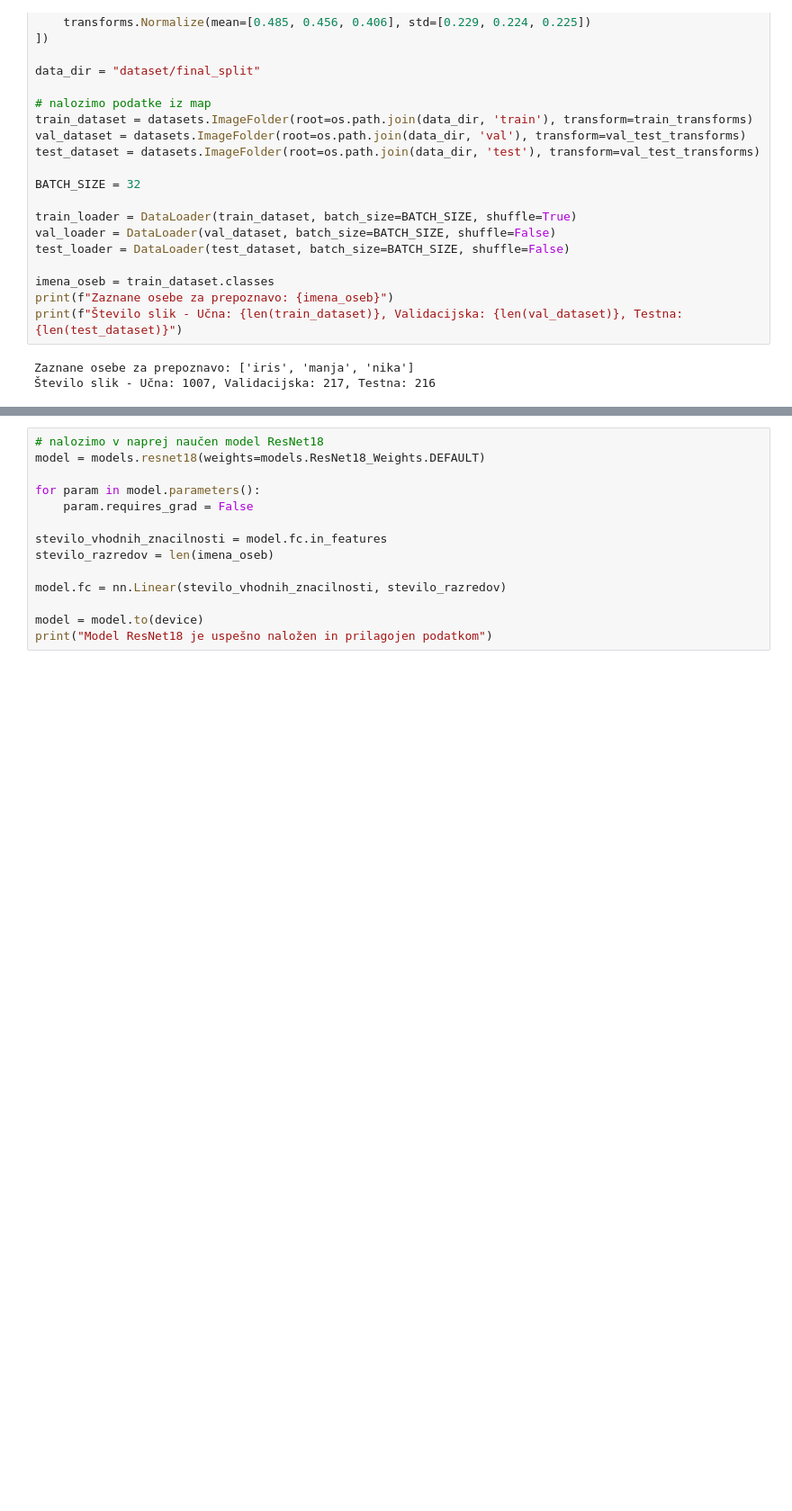
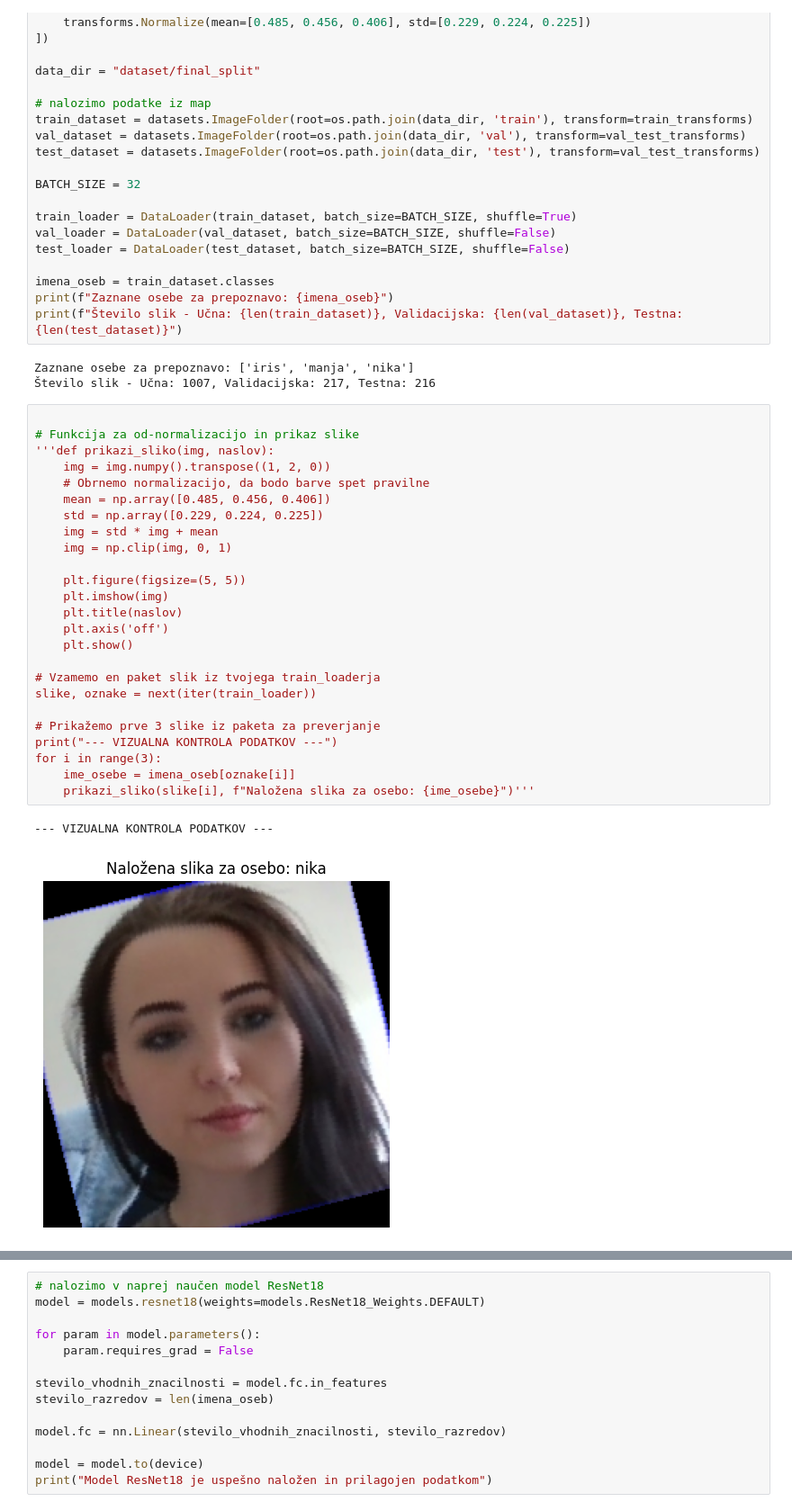
Before and after one commit to pametni-paketnik/paketnik, a Jupyter notebook: ORV/model_ucenje.ipynb, the cells around one changed output, grey strips where cells are left out. Shown at 90% size. Saved outputs shown, nothing was run; the diff lists cells and outputs as text; blank space fills up the shorter version.

```diff
--- a/ORV/model_ucenje.ipynb
+++ b/ORV/model_ucenje.ipynb
@@ -67,3 +67,31 @@ print(f"Število slik - Učna: {len(train_dataset)}, Validacijska: {len(val_data
 # %% [output]
 Zaznane osebe za prepoznavo: ['iris', 'manja', 'nika']
 Število slik - Učna: 1007, Validacijska: 217, Testna: 216
+# %%
+
+# Funkcija za od-normalizacijo in prikaz slike
+'''def prikazi_sliko(img, naslov):
+    img = img.numpy().transpose((1, 2, 0))
+    # Obrnemo normalizacijo, da bodo barve spet pravilne
+    mean = np.array([0.485, 0.456, 0.406])
+    std = np.array([0.229, 0.224, 0.225])
+    img = std * img + mean
+    img = np.clip(img, 0, 1)
+
+    plt.figure(figsize=(5, 5))
+    plt.imshow(img)
+    plt.title(naslov)
+    plt.axis('off')
+    plt.show()
+
+# Vzamemo en paket slik iz tvojega train_loaderja
+slike, oznake = next(iter(train_loader))
+
+# Prikažemo prve 3 slike iz paketa za preverjanje
+print("--- VIZUALNA KONTROLA PODATKOV ---")
+for i in range(3):
+    ime_osebe = imena_oseb[oznake[i]]
+    prikazi_sliko(slike[i], f"Naložena slika za osebo: {ime_osebe}")'''
+# %% [output]
+--- VIZUALNA KONTROLA PODATKOV ---
+[figure, added]
```
Also changed, not shown: parts of 4 cells of this notebook.
